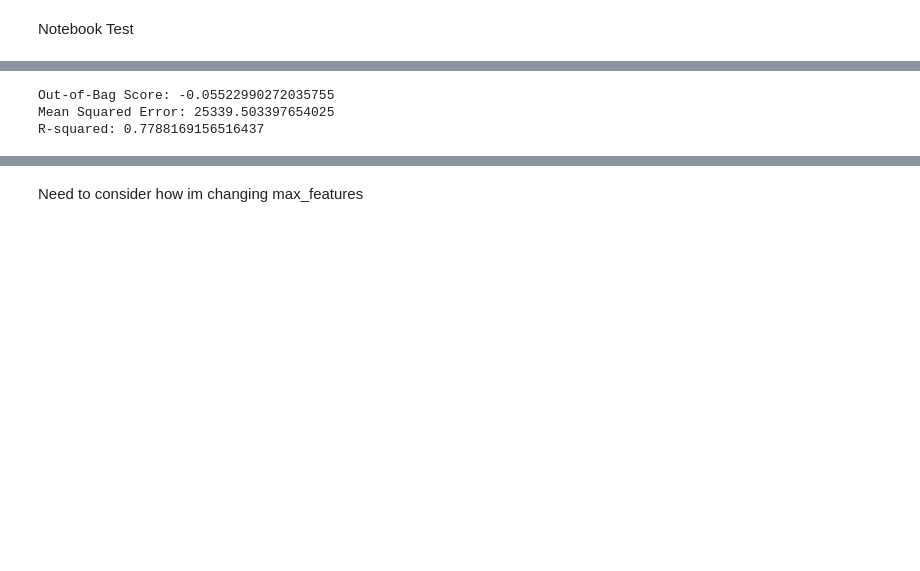
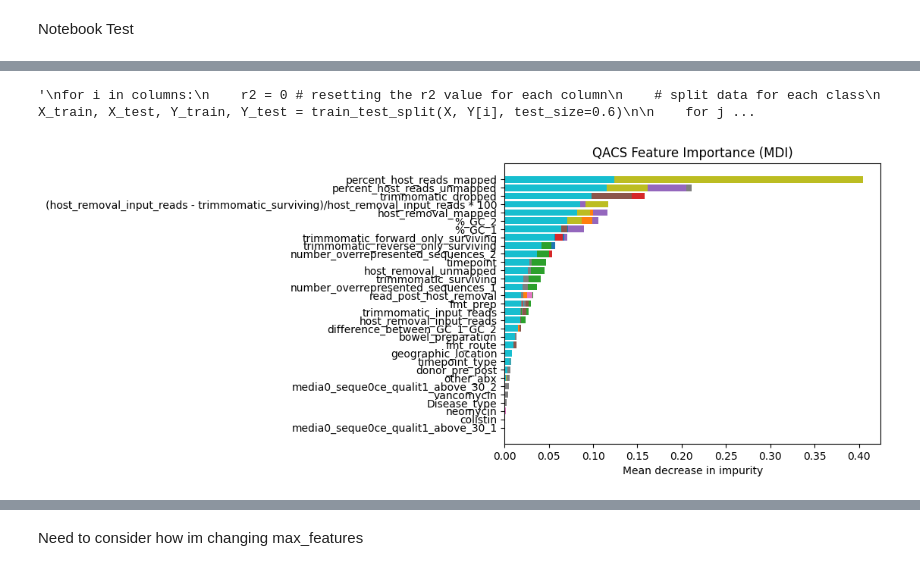
Before and after one commit to SlizovskiyLab/RebekahNotebook, a Jupyter notebook: RebekahNotebook.ipynb, the cells around one changed output, grey strips where cells are left out. Saved outputs shown, nothing was run; the diff lists cells and outputs as text; code cells hidden in the pictures; blank space fills up the shorter version.

Commit message:
Got randomforest working on server

```diff
--- a/RebekahNotebook.ipynb
+++ b/RebekahNotebook.ipynb
@@ -32,7 +23,66 @@ print(outcomes_df) # 211 x 41
+# %%
+# DO NOT RUN ON MY PC IT WILL MAYBE EXPLODE
+
+X = predictors_df.drop('SAMPLE NAME', axis=1)
+Y = outcomes_df.drop('MECHANISM', axis=1) # Full DF must iterate through
+feature_names = X.columns
+
+# List of columns
+columns = list(Y)
+
+'''
+for i in columns:
+    r2 = 0 # resetting the r2 value for each column
+    # split data for each class
+    X_train, X_test, Y_train, Y_test = train_test_split(X, Y[i], test_size=0.6)
+
+    for j in range(10): # Training 10 models to compare
+        # train model
+        rf = RandomForestRegressor(n_estimators=500, max_depth= 4, random_state=0, oob_score=True)
+        rf = rf.fit(X_train, Y_train)
+
+        # evaluate model
+        predictions = rf.predict(X_test)
+        new_r2 = abs(r2_score(Y_test, predictions)) # using absolute value for comparision
+
+        # Compare model
+        if new_r2 > r2:
+            r2 = new_r2
+            # Saving the better model
+            joblib.dump(rf, f"my_random_forest{i}.joblib")
+    # Printing highest r2 value
+    print(f"{i} r2: {r2}")
+
+'''
+# %% [output]
+'\nfor i in columns:\n    r2 = 0 # resetting the r2 value for each column\n    # split data for each class\n    X_train, X_test, Y_train, Y_test = train_test_split(X, Y[i], test_size=0.6)\n\n    for j ...
+# %%
+# Visualizing Random Forest
+
+for k in columns:
+    # Loading saved models
+    loaded_rf = joblib.load(f"my_random_forest{k}.joblib")
+
+    # obtain feature importance
+    feature_importance = loaded_rf.feature_importances_
+
+    # sort features according to importance
+    sorted_features = np.argsort(feature_importance)
+    pos = np.arange(sorted_features.shape[0])
+
+    # plot feature importances
+    plt.barh(pos, feature_importance[sorted_features], align="center")
+
+    plt.yticks(pos, np.array(feature_names)[sorted_features])
+    plt.title(f"{k} Feature Importance (MDI)")
+    plt.xlabel("Mean decrease in impurity");
+
+    plt.savefig(f'{k}_features.png')
+# %% [output]
+[figure, added]
 # %%
-from sklearn.ensemble import RandomForestRegressor
-from sklearn.metrics import mean_squared_error, r2_score
-from sklearn.model_selection import train_test_split, RandomizedSearchCV
+'''
+# TEST for single model
 
 # Removing the first column (sample IDs) and converting to numpy array
 X = predictors_df.drop('SAMPLE NAME', axis=1)
@@ -56,7 +106,9 @@ print(f'Mean Squared Error: {mse}')
 # Finding r2
 r2 = r2_score(Y, predictions)
 print(f'R-squared: {r2}')
+
+# Saving the model
+import joblib
+
+joblib.dump(rf, "my_random_forest.joblib")
+'''
-# %% [output]
-Out-of-Bag Score: -0.05522990272035755
-Mean Squared Error: 25339.503397654025
-R-squared: 0.7788169156516437
```
Also changed, not shown: parts of 4 cells of this notebook, 1 other file.
